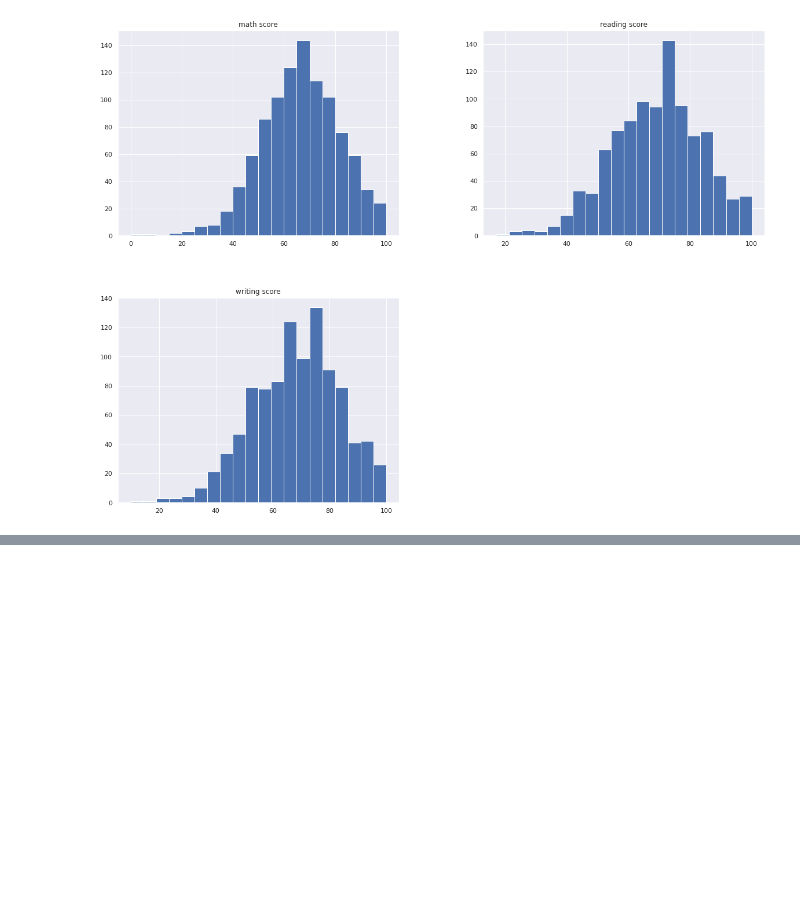
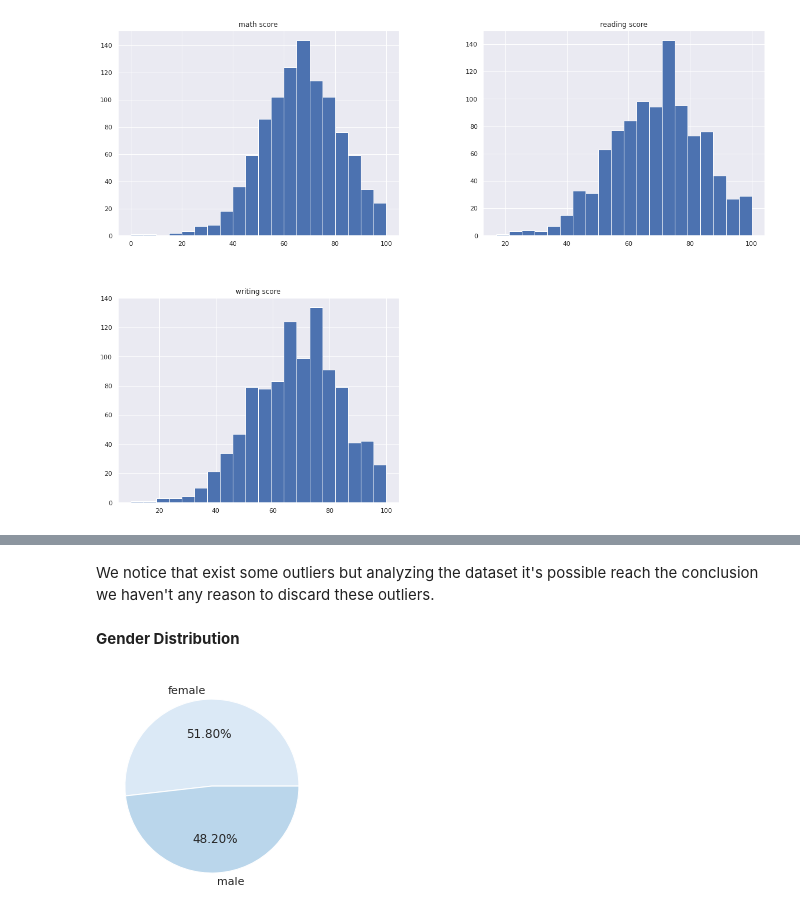
Before and after one commit to anibalfisico/Data-Science, a Jupyter notebook: students-performance-in-exams-usa.ipynb, the cells around one changed output, grey strips where cells are left out. Saved outputs shown, nothing was run; the diff lists cells and outputs as text; code cells hidden in the pictures; blank space fills up the shorter version.

```diff
--- a/students-performance-in-exams-usa.ipynb
+++ b/students-performance-in-exams-usa.ipynb
@@ -111,0 +114,9 @@ sns.boxplot(x=df['writing score'])
+# %% [markdown]
+We notice that exist some outliers but analyzing the dataset it's possible reach the conclusion we haven't any reason to discard these outliers.
+# %% [markdown]
+**Gender Distribution**
+# %%
+colors = sns.color_palette('Blues')
+_ = plt.pie(df.gender.value_counts(),labels=df.gender.value_counts().index,autopct='%1.2f%%',colors=colors)
+# %% [output]
+[figure, added]
```
Also changed, not shown: parts of 11 cells of this notebook.
